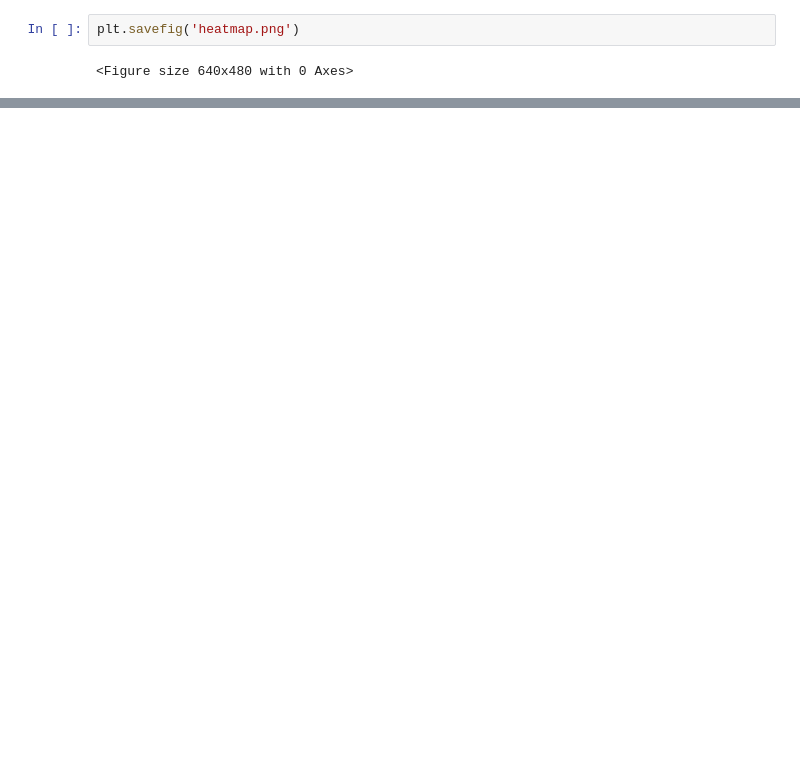
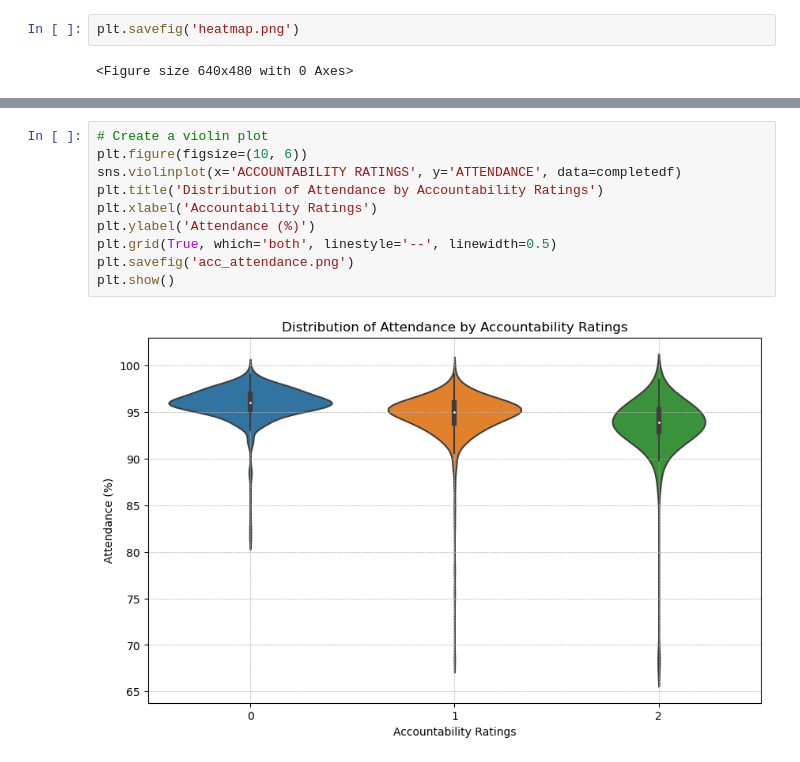
Before and after one commit to Amarilli/Texas-Education-and-Accountability-Rating-a-Machine-Learning-Model, a Jupyter notebook: NNDistrict.ipynb, the cells around one changed output, grey strips where cells are left out. Cells and saved outputs as stored; diff of their text form; blank space fills up the shorter version.

```diff
--- a/NNDistrict.ipynb
+++ b/NNDistrict.ipynb
@@ -539,0 +570,12 @@ plt.savefig('heatmap.png')
+# %%
+# Create a violin plot
+plt.figure(figsize=(10, 6))
+sns.violinplot(x='ACCOUNTABILITY RATINGS', y='ATTENDANCE', data=completedf)
+plt.title('Distribution of Attendance by Accountability Ratings')
+plt.xlabel('Accountability Ratings')
+plt.ylabel('Attendance (%)')
+plt.grid(True, which='both', linestyle='--', linewidth=0.5)
+plt.savefig('acc_attendance.png')
+plt.show()
+# %% [output]
+[figure, added]
```
Also changed, not shown: parts of 17 cells of this notebook, 10 other files.
